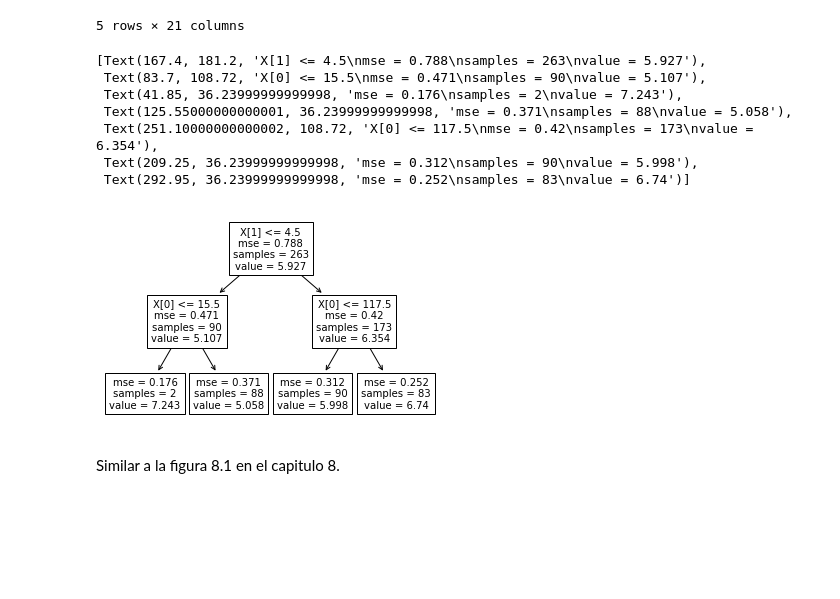
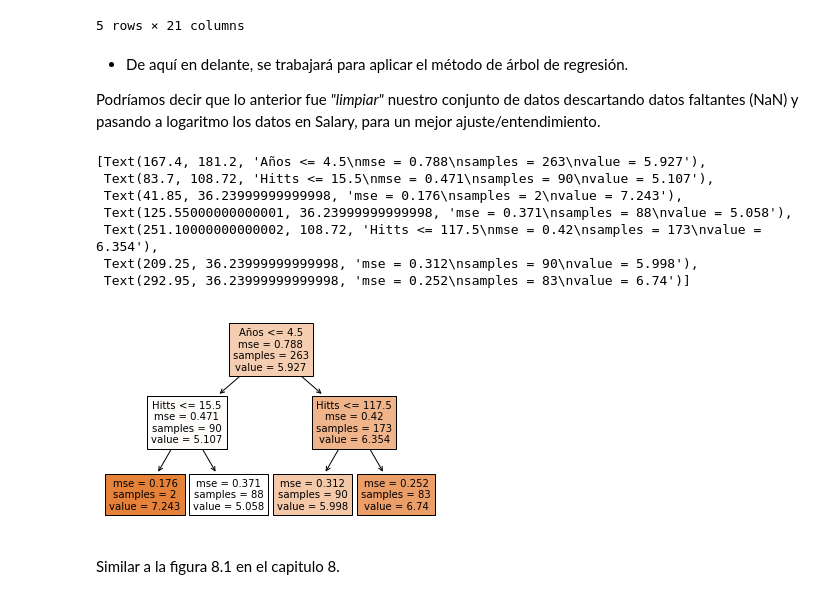
Before and after one commit to anthonydlsantos/arbolesDecision, a Jupyter notebook: bagginRandomForest.ipynb, the cells around one changed output. Drawn from its saved outputs; the diff is of its cells as text; code cells hidden in the pictures; blank space fills up the shorter version.

```diff
--- a/bagginRandomForest.ipynb
+++ b/bagginRandomForest.ipynb
@@ -64,6 +68,10 @@ hitters.head()
 | 4 | 321 | 87 | 10 | 39 | 42 | 30 | 2 | 396 | 101 | 12 | ... | ... |
 | 5 | 594 | 169 | 4 | 74 | 51 | 35 | 11 | 4408 | 1133 | 19 | ... | ... |
 5 rows × 21 columns
+# %% [markdown]
+- De aquí en delante, se trabajará para aplicar el método de árbol de regresión.
+
+Podríamos decir que lo anterior fue *"limpiar"* nuestro conjunto de datos descartando datos faltantes (NaN) y pasando a logaritmo los datos en Salary, para un mejor ajuste/entendimiento.
 # %%
 #
 #     Train test split
@@ -76,26 +84,26 @@ X_train, X_test, y_train, y_test = train_test_split(X, y, test_size=0.30, random
 # %%
 #
 # Árbol de regresión en hitters...
 #
 
 ar = tree.DecisionTreeRegressor(max_depth = 2)
 
 # Aplicamos el método en X_train, y_train
 ar.fit(X,y)
 
 # Predicción aplicado en X_test.
 prediccion = ar.predict(X_test)
 
-tree.plot_tree(ar)
+tree.plot_tree(ar, feature_names=["Hitts","Años"], filled=True)
 # %% [output]
-[Text(167.4, 181.2, 'X[1] <= 4.5\nmse = 0.788\nsamples = 263\nvalue = 5.927'),
- Text(83.7, 108.72, 'X[0] <= 15.5\nmse = 0.471\nsamples = 90\nvalue = 5.107'),
+[Text(167.4, 181.2, 'Años <= 4.5\nmse = 0.788\nsamples = 263\nvalue = 5.927'),
+ Text(83.7, 108.72, 'Hitts <= 15.5\nmse = 0.471\nsamples = 90\nvalue = 5.107'),
  Text(41.85, 36.23999999999998, 'mse = 0.176\nsamples = 2\nvalue = 7.243'),
  Text(125.55000000000001, 36.23999999999998, 'mse = 0.371\nsamples = 88\nvalue = 5.058'),
- Text(251.10000000000002, 108.72, 'X[0] <= 117.5\nmse = 0.42\nsamples = 173\nvalue = 6.354'),
+ Text(251.10000000000002, 108.72, 'Hitts <= 117.5\nmse = 0.42\nsamples = 173\nvalue = 6.354'),
  Text(209.25, 36.23999999999998, 'mse = 0.312\nsamples = 90\nvalue = 5.998'),
  Text(292.95, 36.23999999999998, 'mse = 0.252\nsamples = 83\nvalue = 6.74')]
-[figure, old version]
+[figure, new version]
 # %% [markdown]
 Similar a la figura 8.1 en el capitulo 8.
 # %% [markdown]
```
Also changed, not shown: parts of 16 cells of this notebook.
